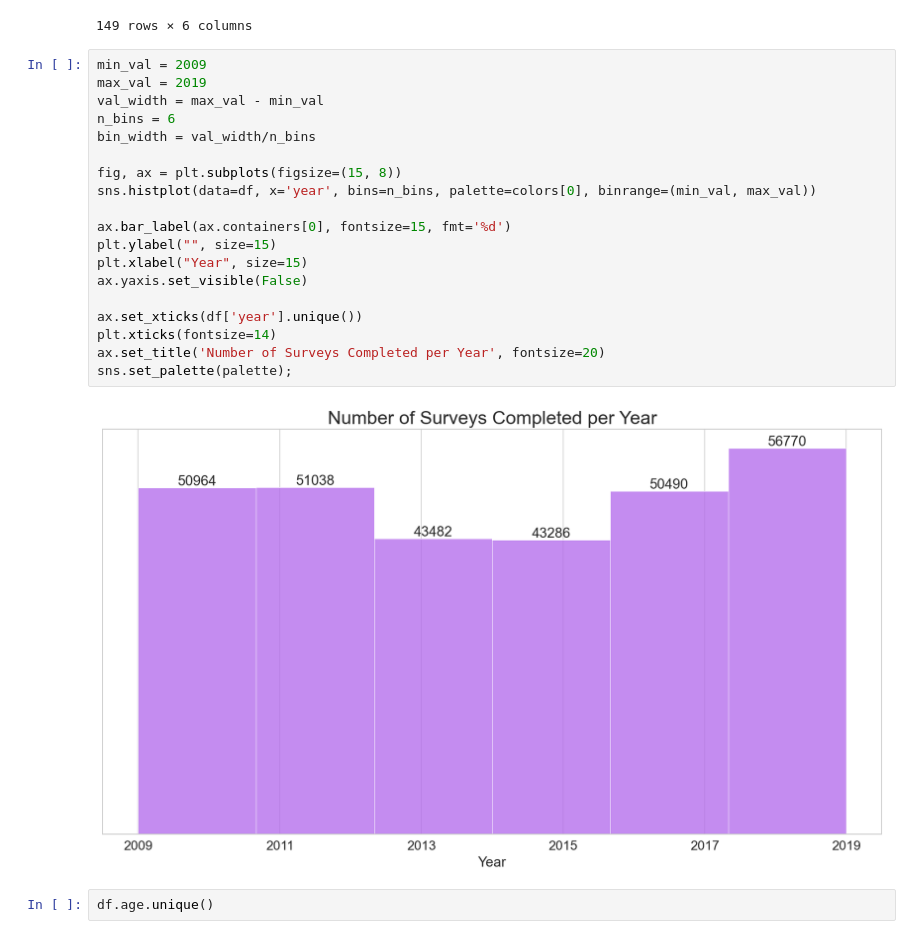
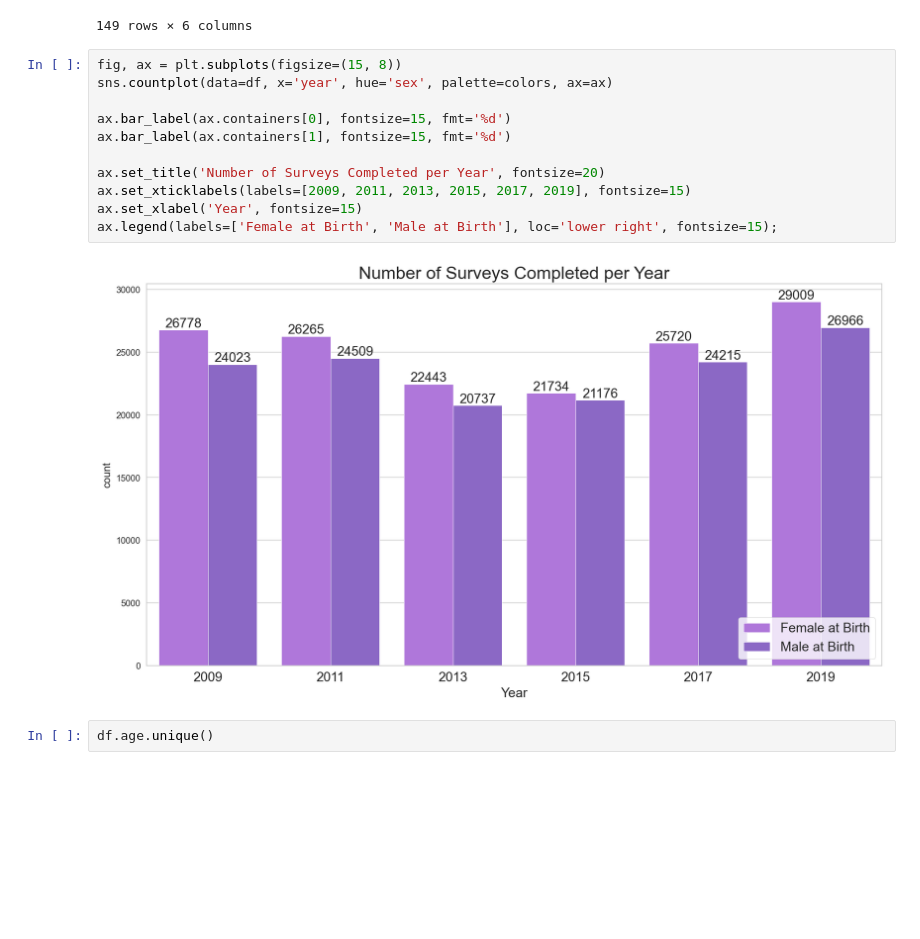
Before and after one commit to beckyepeters/risk_behaviors, a Jupyter notebook: risk_beh_eda.ipynb, the cells around one changed output. Drawn from its saved outputs; the diff is of its cells as text; blank space fills up the shorter version.

```diff
--- a/risk_beh_eda.ipynb
+++ b/risk_beh_eda.ipynb
@@ -91,26 +91,18 @@ piv
 | weight | 50964 | 51038 | 43482 | 43286 | 50490 | 56770 |
 149 rows × 6 columns
 # %%
-min_val = 2009
-max_val = 2019
-val_width = max_val - min_val
-n_bins = 6
-bin_width = val_width/n_bins
-
 fig, ax = plt.subplots(figsize=(15, 8))
-sns.histplot(data=df, x='year', bins=n_bins, palette=colors[0], binrange=(min_val, max_val))
+sns.countplot(data=df, x='year', hue='sex', palette=colors, ax=ax)
 
 ax.bar_label(ax.containers[0], fontsize=15, fmt='%d')
-plt.ylabel("", size=15)
-plt.xlabel("Year", size=15)
-ax.yaxis.set_visible(False)
+ax.bar_label(ax.containers[1], fontsize=15, fmt='%d')
 
-ax.set_xticks(df['year'].unique())
-plt.xticks(fontsize=14)
 ax.set_title('Number of Surveys Completed per Year', fontsize=20)
-sns.set_palette(palette);
+ax.set_xticklabels(labels=[2009, 2011, 2013, 2015, 2017, 2019], fontsize=15)
+ax.set_xlabel('Year', fontsize=15)
+ax.legend(labels=['Female at Birth', 'Male at Birth'], loc='lower right', fontsize=15);
 # %% [output]
-[figure, old version]
+[figure, new version]
 # %%
 df.age.unique()
 # %% [output]
```
Also changed, not shown: parts of 49 cells of this notebook, 6 other files.
